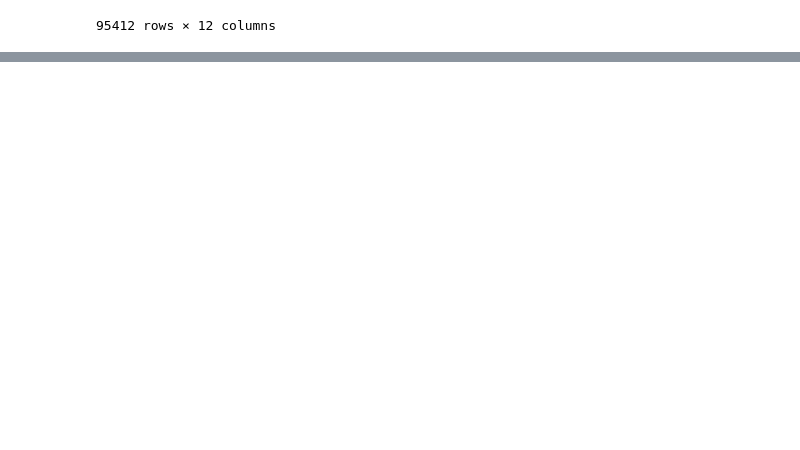
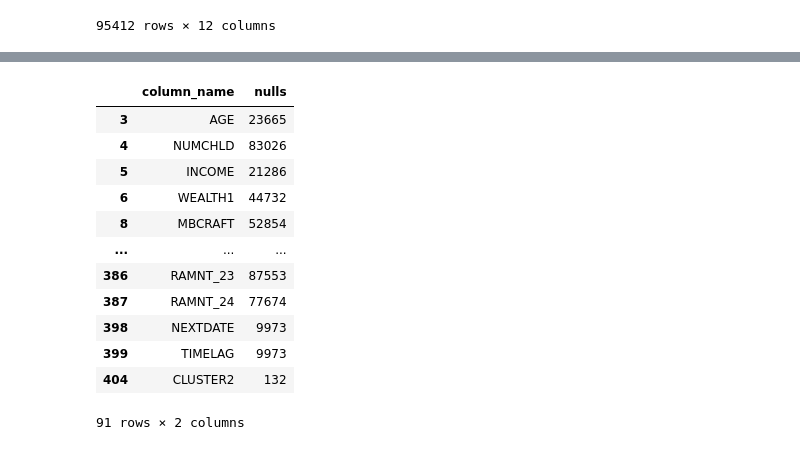
Before and after one commit to myriamcano/lab-revisiting-machine-learning, a Jupyter notebook: lab-revisiting-machine-learning.ipynb, the cells around one changed output, grey strips where cells are left out. Cells and saved outputs as stored; diff of their text form; code cells hidden in the pictures; blank space fills up the shorter version.

```diff
--- a/lab-revisiting-machine-learning.ipynb
+++ b/lab-revisiting-machine-learning.ipynb
@@ -487,0 +571,4 @@ categorical
+# %%
+numerical = data.select_dtypes(np.number)
+numerical = numerical.drop(columns = ['TARGET_B', 'TARGET_D'])
+numerical.head()
@@ -487,0 +582,18 @@ categorical
+# %%
+df = pd.DataFrame(numerical.isna().sum()).reset_index()
+df.columns = ['column_name', 'nulls']
+df[df['nulls']>0]
+# %% [output]
+|  | column_name | nulls |
+| 3 | AGE | 23665 |
+| 4 | NUMCHLD | 83026 |
+| 5 | INCOME | 21286 |
+| 6 | WEALTH1 | 44732 |
+| 8 | MBCRAFT | 52854 |
+| ... | ... | ... |
+| 386 | RAMNT_23 | 87553 |
+| 387 | RAMNT_24 | 77674 |
+| 398 | NEXTDATE | 9973 |
+| 399 | TIMELAG | 9973 |
+| 404 | CLUSTER2 | 132 |
+91 rows × 2 columns
```
Also changed, not shown: parts of 42 cells of this notebook.
